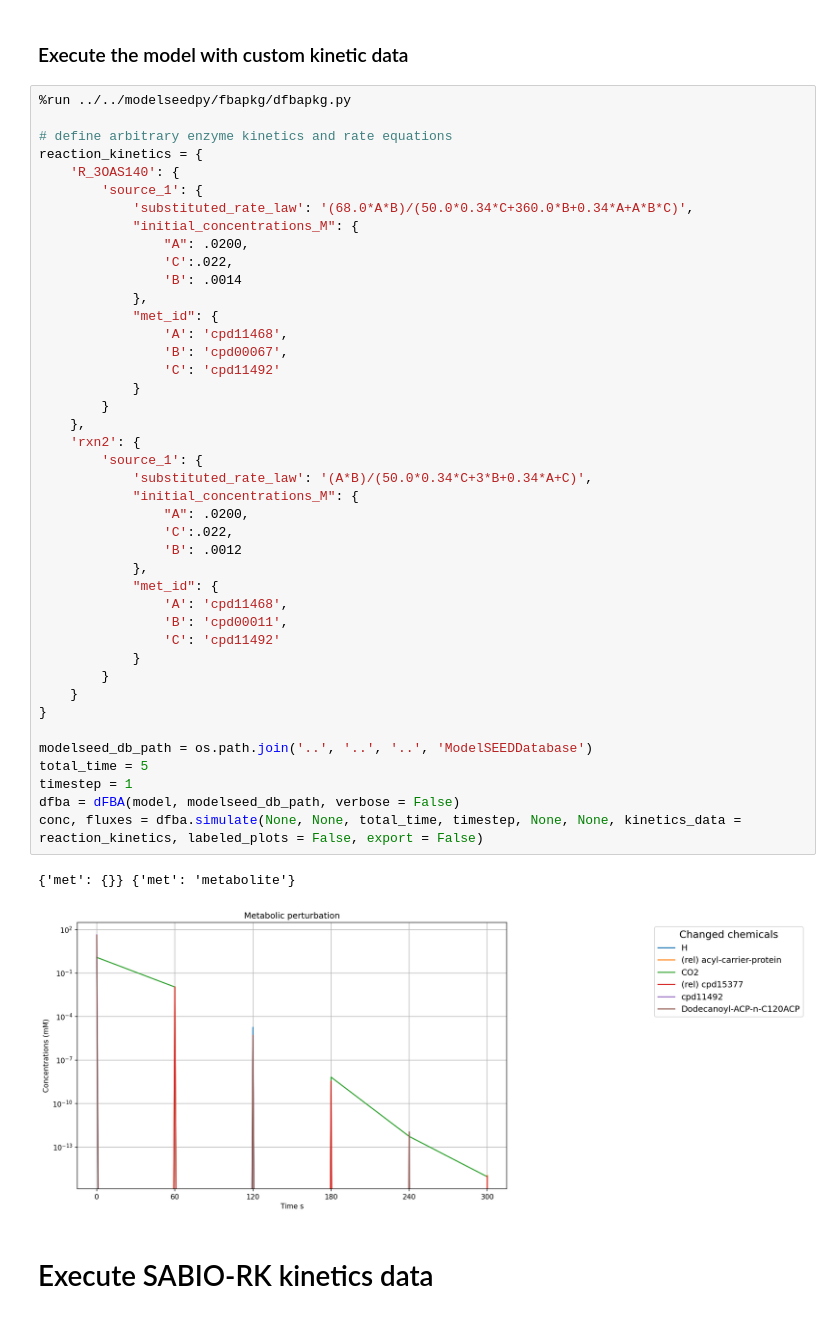
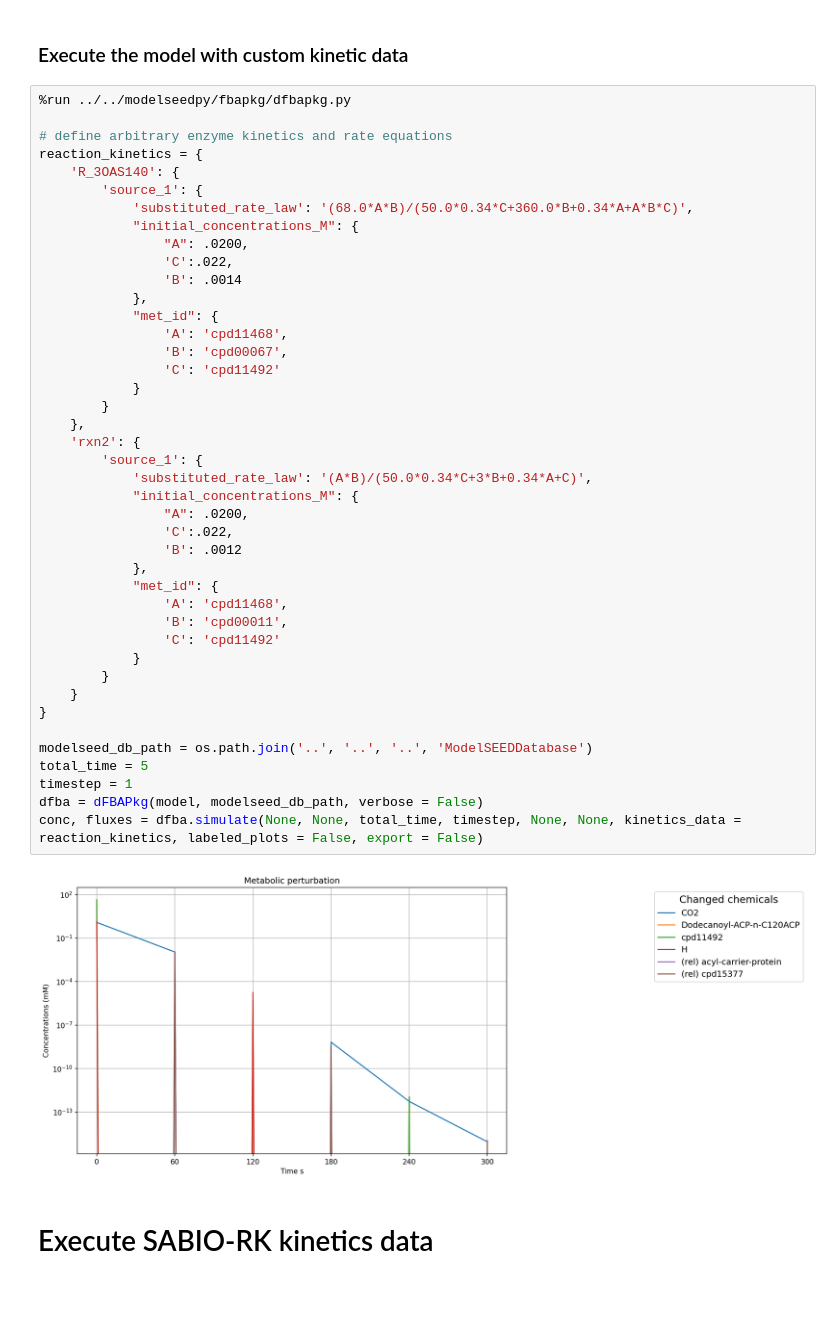
Before and after one commit to ModelSEED/ModelSEEDpy, a Jupyter notebook: examples/Flux Analysis/dFBA, custom model.ipynb, the cells around one changed output. Cells and saved outputs as stored; diff of their text form.

```diff
--- a/examples/Flux Analysis/dFBA, custom model.ipynb
+++ b/examples/Flux Analysis/dFBA, custom model.ipynb
@@ -90,36 +90,35 @@ reaction_kinetics = {
             },
             "met_id": {
                 'A': 'cpd11468',
                 'B': 'cpd00067',
                 'C': 'cpd11492'
             }
         }
     },
     'rxn2': {
         'source_1': {
             'substituted_rate_law': '(A*B)/(50.0*0.34*C+3*B+0.34*A+C)',
             "initial_concentrations_M": {
                 "A": .0200,
                 'C':.022,
                 'B': .0012
             },
             "met_id": {
                 'A': 'cpd11468',
                 'B': 'cpd00011',
                 'C': 'cpd11492'
             }
         }
     }
 }
 
 modelseed_db_path = os.path.join('..', '..', '..', 'ModelSEEDDatabase')
 total_time = 5
 timestep = 1
-dfba = dFBA(model, modelseed_db_path, verbose = False)
+dfba = dFBAPkg(model, modelseed_db_path, verbose = False)
 conc, fluxes = dfba.simulate(None, None, total_time, timestep, None, None, kinetics_data = reaction_kinetics, labeled_plots = False, export = False)
 # %% [output]
-{'met': {}} {'met': 'metabolite'}
-[figure, old version]
+[figure, new version]
 # %% [markdown]
 # Execute SABIO-RK kinetics data
 # %%
```
Also changed, not shown: parts of 2 cells of this notebook, 13 other files.
